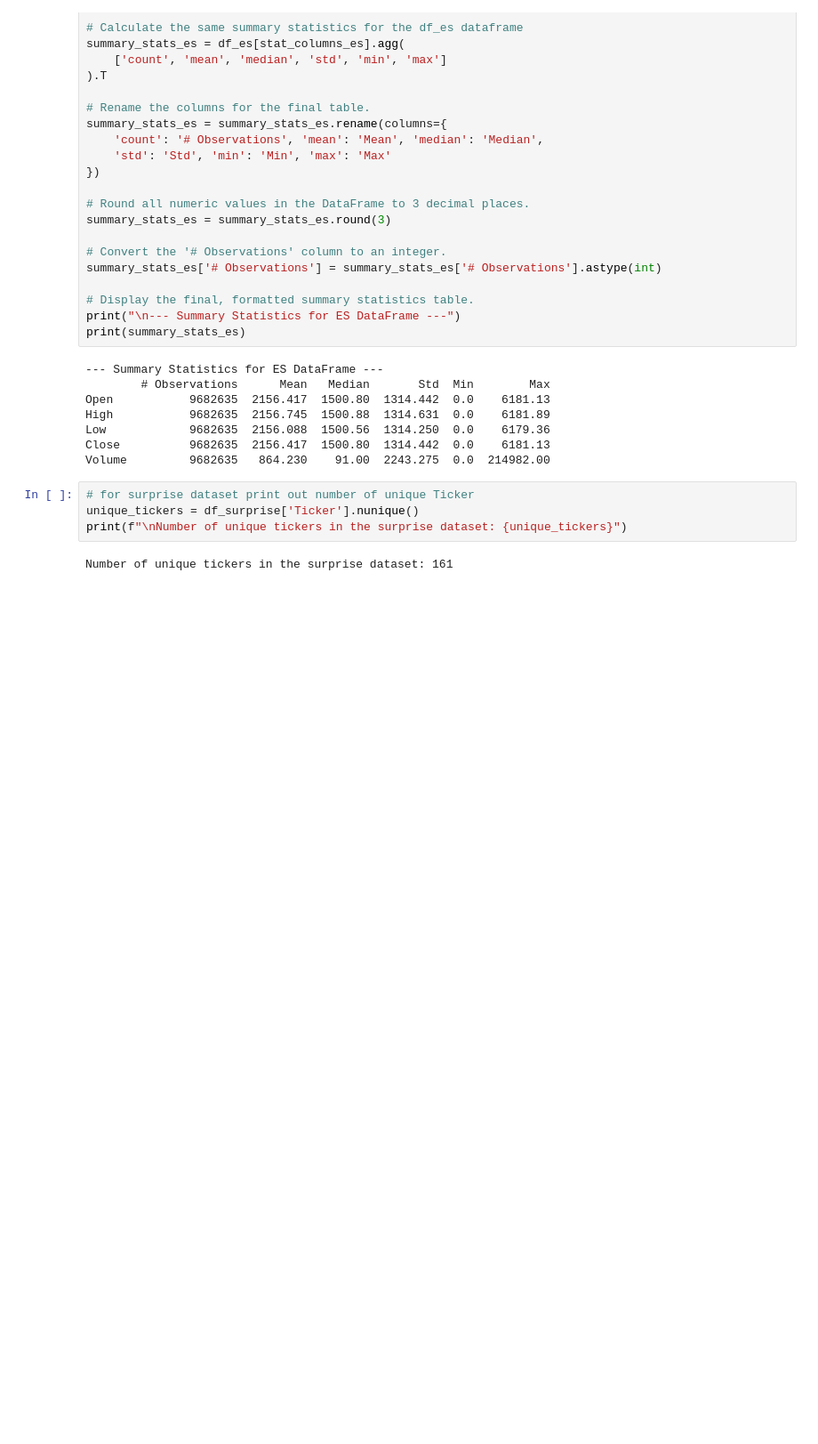
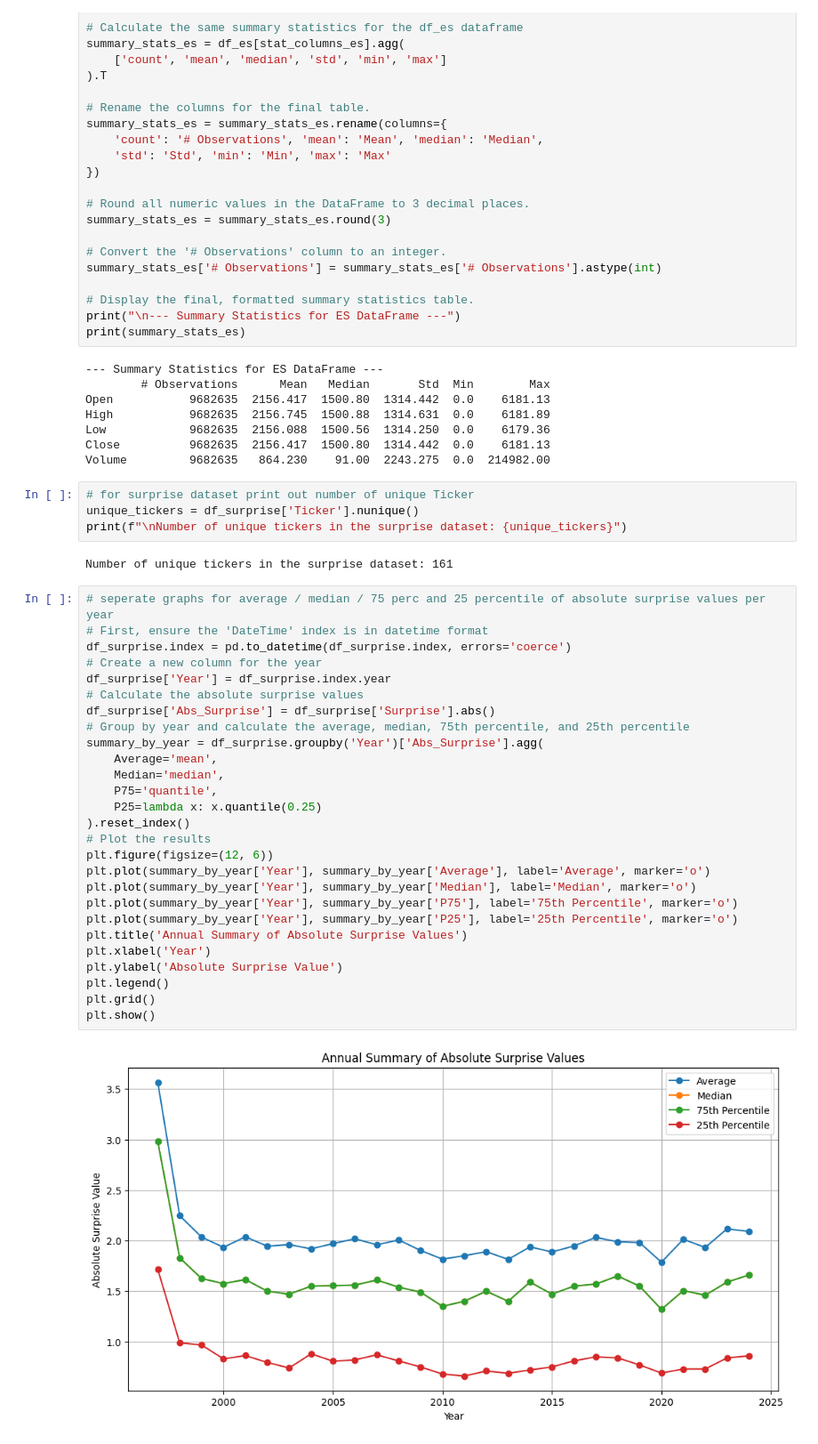
Before and after one commit to 513609/USA, a Jupyter notebook: Summary Statistics.ipynb, the cells around one changed output. Shown at 89% size. Cells and saved outputs as stored; diff of their text form; blank space fills up the shorter version.

```diff
--- a/Summary Statistics.ipynb
+++ b/Summary Statistics.ipynb
@@ -570,3 +570,32 @@ unique_tickers = df_surprise['Ticker'].nunique()
 print(f"\nNumber of unique tickers in the surprise dataset: {unique_tickers}")
 # %% [output]
 Number of unique tickers in the surprise dataset: 161
+# %%
+# seperate graphs for average / median / 75 perc and 25 percentile of absolute surprise values per year
+# First, ensure the 'DateTime' index is in datetime format
+df_surprise.index = pd.to_datetime(df_surprise.index, errors='coerce')
+# Create a new column for the year
+df_surprise['Year'] = df_surprise.index.year
+# Calculate the absolute surprise values
+df_surprise['Abs_Surprise'] = df_surprise['Surprise'].abs()
+# Group by year and calculate the average, median, 75th percentile, and 25th percentile
+summary_by_year = df_surprise.groupby('Year')['Abs_Surprise'].agg(
+    Average='mean',
+    Median='median',
+    P75='quantile',
+    P25=lambda x: x.quantile(0.25)
+).reset_index()
+# Plot the results
+plt.figure(figsize=(12, 6))
+plt.plot(summary_by_year['Year'], summary_by_year['Average'], label='Average', marker='o')
+plt.plot(summary_by_year['Year'], summary_by_year['Median'], label='Median', marker='o')
+plt.plot(summary_by_year['Year'], summary_by_year['P75'], label='75th Percentile', marker='o')
+plt.plot(summary_by_year['Year'], summary_by_year['P25'], label='25th Percentile', marker='o')
+plt.title('Annual Summary of Absolute Surprise Values')
+plt.xlabel('Year')
+plt.ylabel('Absolute Surprise Value')
+plt.legend()
+plt.grid()
+plt.show()
+# %% [output]
+[figure, added]
```
Also changed, not shown: parts of 2 cells of this notebook.
